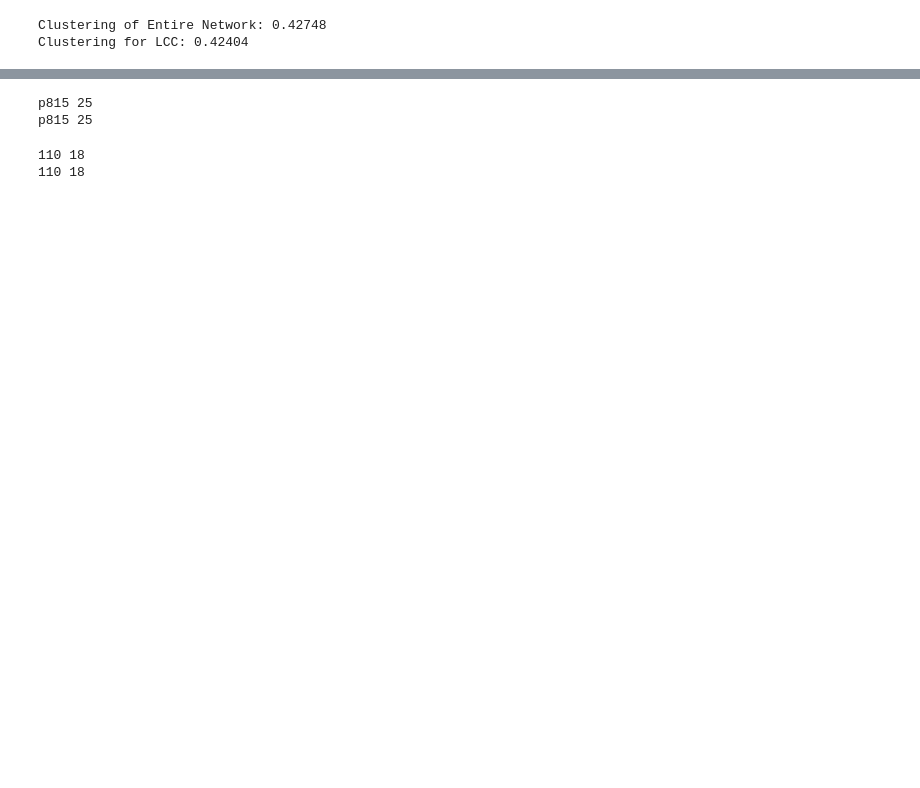
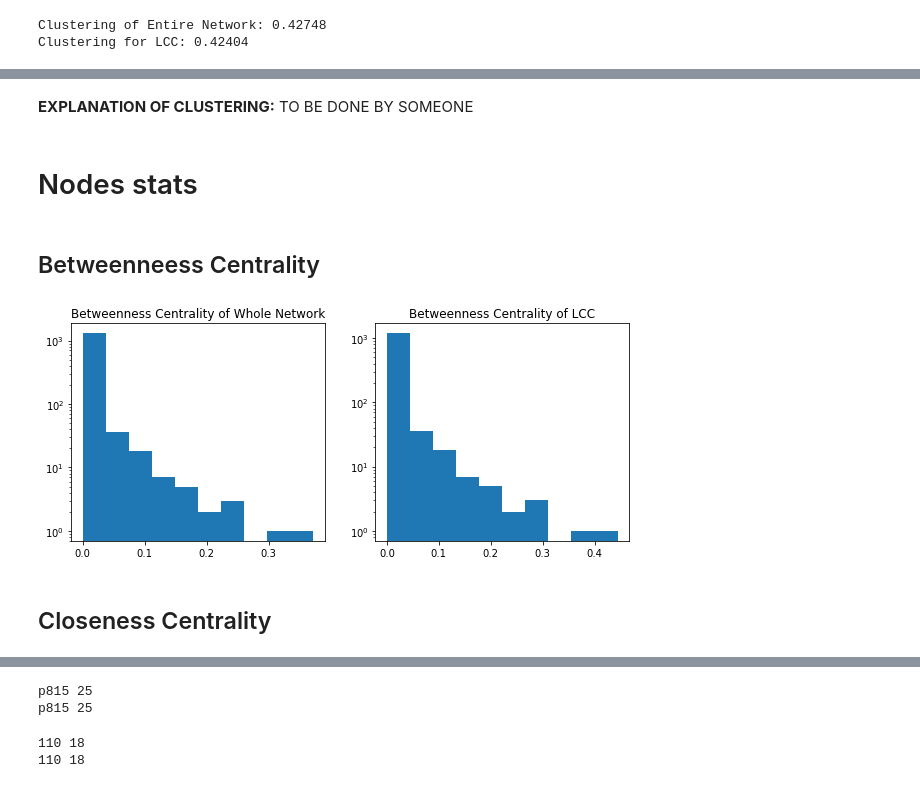
Before and after one commit to dmdequin/CrimeNetworkAnalysis, a Jupyter notebook: Notebooks/DeeNotebook.ipynb, the cells around one changed output, grey strips where cells are left out. Saved outputs shown, nothing was run; the diff lists cells and outputs as text; code cells hidden in the pictures; blank space fills up the shorter version.

Commit message:
fixing plots and organizing
Co-Authored-By: Maria Sousa <78490750+MCMSSPS@users.noreply.github.com>
Co-Authored-By: Sabrina Pereira <57198690+sf-pear@users.noreply.github.com>

```diff
--- a/Notebooks/DeeNotebook.ipynb
+++ b/Notebooks/DeeNotebook.ipynb
@@ -225,0 +221,6 @@ avg_clustering_lcc = bipartite.average_clustering(G0, top_nodes_lcc)
+# %% [markdown]
+**EXPLANATION OF CLUSTERING:** TO BE DONE BY SOMEONE
+# %% [markdown]
+# Nodes stats
+# %% [markdown]
+## Betweenneess Centrality
@@ -225,0 +233,11 @@ avg_clustering_lcc = bipartite.average_clustering(G0, top_nodes_lcc)
+# %%
+fig, (ax1, ax2) = plt.subplots(1,2, figsize=(10,4))
+ax1.set_title('Betweenness Centrality of Whole Network')
+ax2.set_title('Betweenness Centrality of LCC')
+ax1.hist(betweenness_centrality.values(), bins=10, log=True)
+ax2.hist(betweenness_centrality_lcc.values(), bins=10, log=True)
+plt.show();
+# %% [output]
+[figure, added]
+# %% [markdown]
+## Closeness Centrality
```
Also changed, not shown: parts of 18 cells of this notebook.
